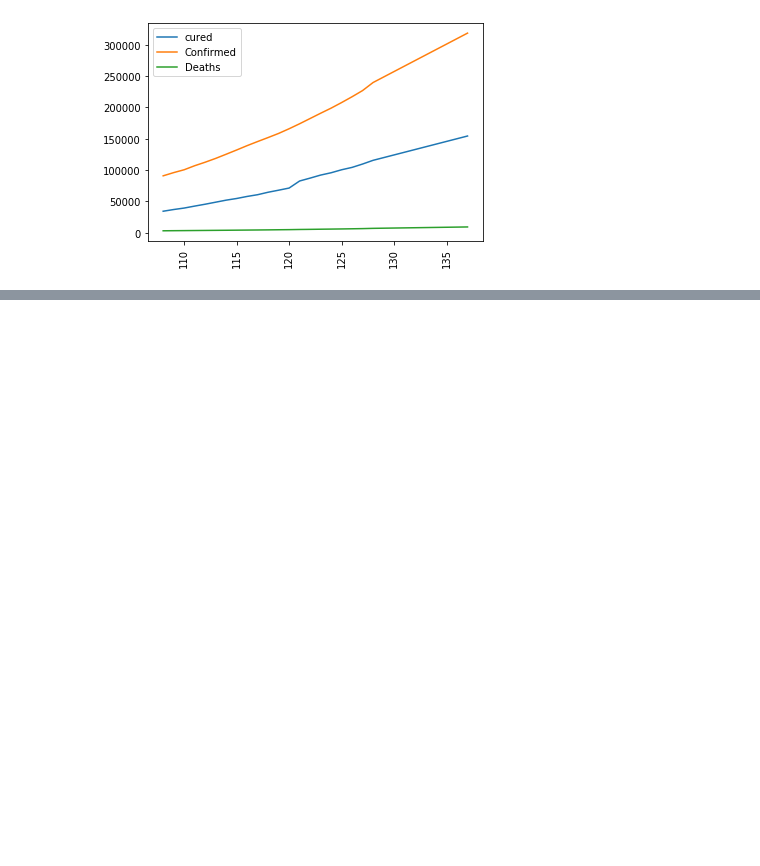
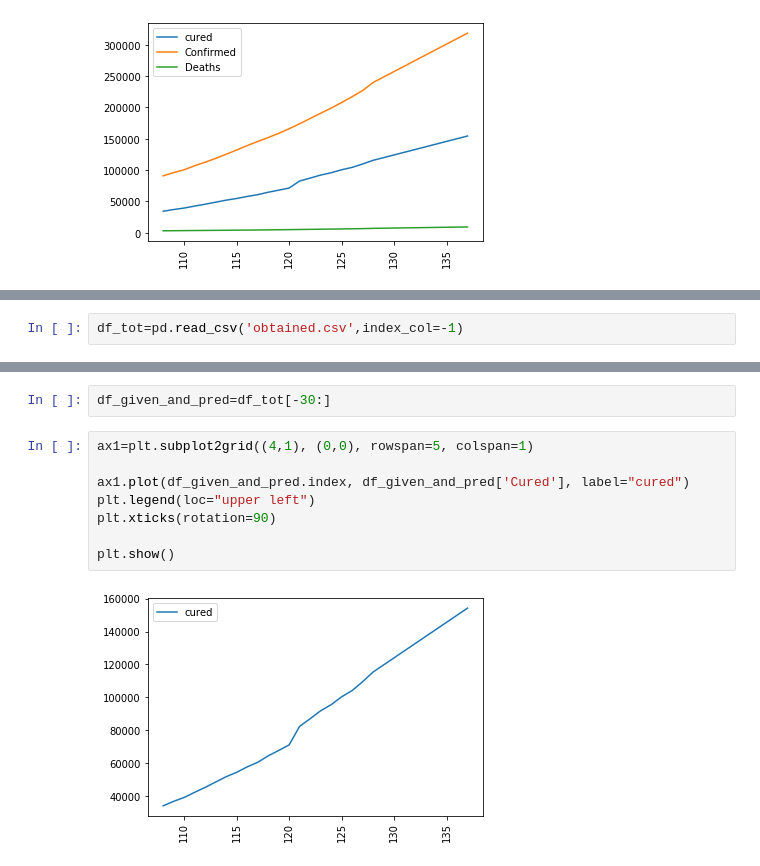
Before and after one commit to abr-98/COVID-19_regression_analysis, a Jupyter notebook: confirmed_death_cured_predict.ipynb, the cells around one changed output, grey strips where cells are left out. Drawn from its saved outputs; the diff is of its cells as text; blank space fills up the shorter version.

```diff
--- a/confirmed_death_cured_predict.ipynb
+++ b/confirmed_death_cured_predict.ipynb
@@ -663,0 +682,2 @@ plot(df_given_and_pred)
+# %%
+df_tot=pd.read_csv('obtained.csv',index_col=-1)
@@ -663,0 +704,12 @@ plot(df_given_and_pred)
+# %%
+df_given_and_pred=df_tot[-30:]
+# %%
+ax1=plt.subplot2grid((4,1), (0,0), rowspan=5, colspan=1)
+
+ax1.plot(df_given_and_pred.index, df_given_and_pred['Cured'], label="cured")
+plt.legend(loc="upper left")
+plt.xticks(rotation=90)
+
+plt.show()
+# %% [output]
+[figure, added]
```
Also changed, not shown: parts of 11 cells of this notebook, 11 other files.
